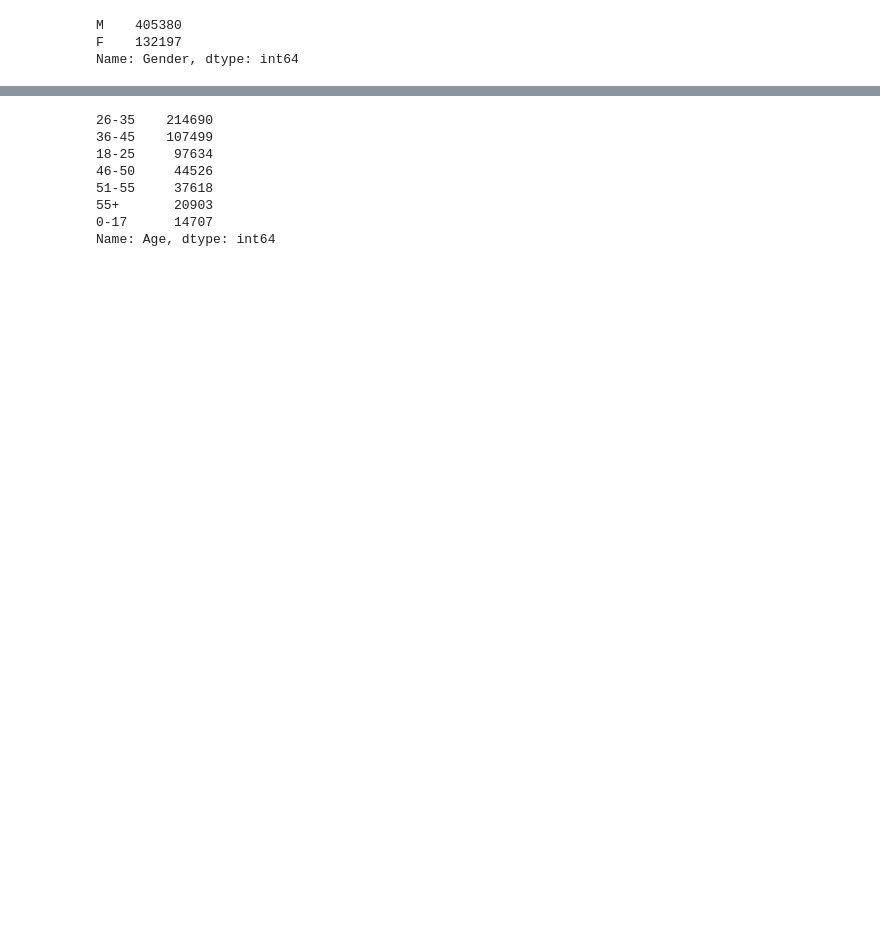
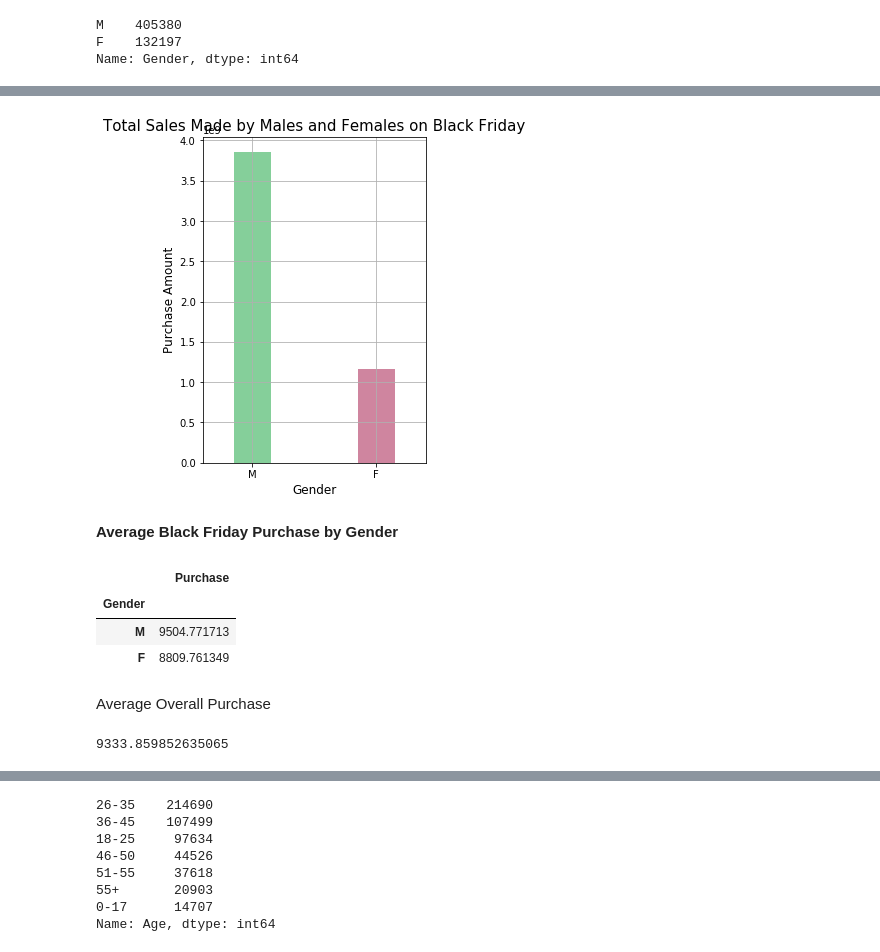
Before and after one commit to pinkdragon1000/Black-Friday-Project, a Jupyter notebook: Black Friday Analysis.ipynb, the cells around one changed output, grey strips where cells are left out. Drawn from its saved outputs; the diff is of its cells as text; code cells hidden in the pictures; blank space fills up the shorter version.

```diff
--- a/Black Friday Analysis.ipynb
+++ b/Black Friday Analysis.ipynb
@@ -89,0 +218,26 @@ plt.show()
+# %%
+totalsalesbygender.plot(kind='bar', figsize=(4,6), width=0.3, color=[('#85cf9a', '#cf859f')], legend=False)
+plt.title("Total Sales Made by Males and Females on Black Friday", fontsize="15")
+plt.xlabel("Gender", fontsize="12")
+plt.ylabel("Purchase Amount", fontsize="12")
+plt.xticks(rotation=0)
+plt.grid()
+plt.show()
+# %% [output]
+[figure, added]
+# %% [markdown]
+**Average Black Friday Purchase by Gender**
+# %%
+avgpurchasegender=df.groupby('Gender').agg({'Purchase':np.average}).sort_values('Purchase', ascending=False)
+avgpurchasegender
+# %% [output]
+|  | Purchase |
+| Gender |  |
+| M | 9504.771713 |
+| F | 8809.761349 |
+# %% [markdown]
+Average Overall Purchase
+# %%
+np.average(df.Purchase)
+# %% [output]
+9333.859852635065
```
Also changed, not shown: parts of 99 cells of this notebook.
